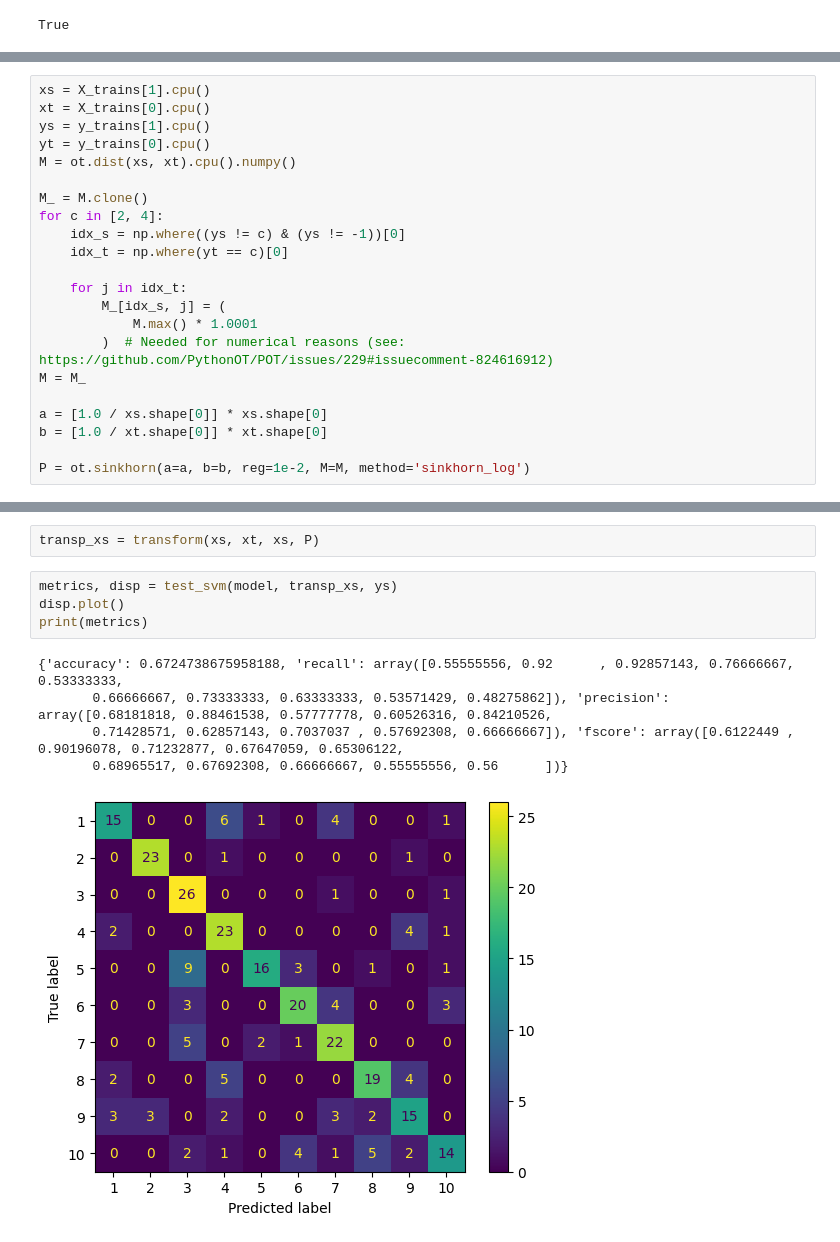
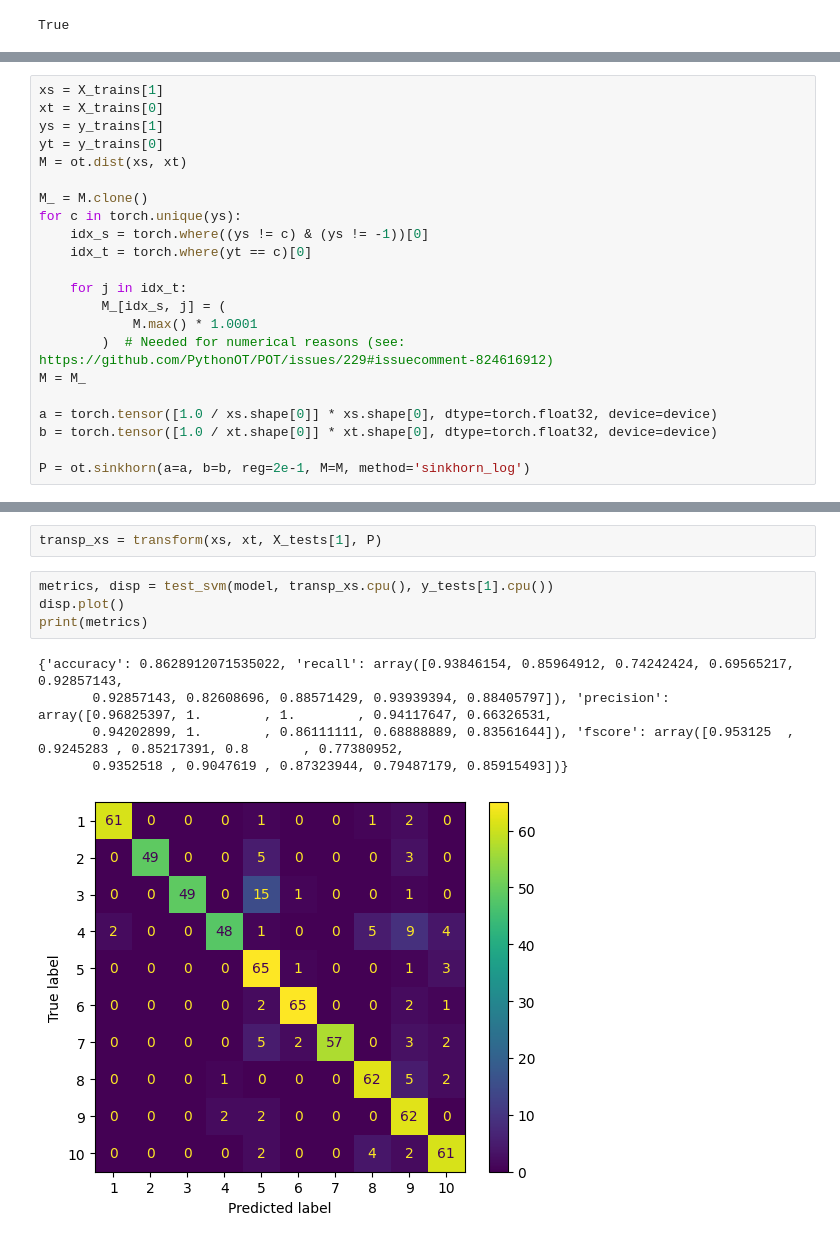
Before and after one commit to balazsmorv/fmri_classifier, a Jupyter notebook: Office-Caltech/office-caltech-simple.ipynb, the cells around one changed output, grey strips where cells are left out. Drawn from its saved outputs; the diff is of its cells as text.

```diff
--- a/Office-Caltech/office-caltech-simple.ipynb
+++ b/Office-Caltech/office-caltech-simple.ipynb
@@ -223,16 +222,16 @@ def transform(xs, xt, xnew, coupling, batch_size=10):
 
     return transp_Xs
 # %%
-xs = X_trains[1].cpu()
-xt = X_trains[0].cpu()
-ys = y_trains[1].cpu()
-yt = y_trains[0].cpu()
-M = ot.dist(xs, xt).cpu().numpy()
+xs = X_trains[1]
+xt = X_trains[0]
+ys = y_trains[1]
+yt = y_trains[0]
+M = ot.dist(xs, xt)
 
 M_ = M.clone()
-for c in [2, 4]:
-    idx_s = np.where((ys != c) & (ys != -1))[0]
-    idx_t = np.where(yt == c)[0]
+for c in torch.unique(ys):
+    idx_s = torch.where((ys != c) & (ys != -1))[0]
+    idx_t = torch.where(yt == c)[0]
 
     for j in idx_t:
         M_[idx_s, j] = (
@@ -240,8 +239,8 @@ for c in [2, 4]:
         )  # Needed for numerical reasons (see: https://github.com/PythonOT/POT/issues/229#issuecomment-824616912)
 M = M_
 
-a = [1.0 / xs.shape[0]] * xs.shape[0]
-b = [1.0 / xt.shape[0]] * xt.shape[0]
+a = torch.tensor([1.0 / xs.shape[0]] * xs.shape[0], dtype=torch.float32, device=device)
+b = torch.tensor([1.0 / xt.shape[0]] * xt.shape[0], dtype=torch.float32, device=device)
 
-P = ot.sinkhorn(a=a, b=b, reg=1e-2, M=M, method='sinkhorn_log')
+P = ot.sinkhorn(a=a, b=b, reg=2e-1, M=M, method='sinkhorn_log')
 # %%
@@ -252,12 +251,12 @@ plt.imshow(P)
 # %%
-transp_xs = transform(xs, xt, xs, P)
+transp_xs = transform(xs, xt, X_tests[1], P)
 # %%
-metrics, disp = test_svm(model, transp_xs, ys)
+metrics, disp = test_svm(model, transp_xs.cpu(), y_tests[1].cpu())
 disp.plot()
 print(metrics)
 # %% [output]
-{'accuracy': 0.6724738675958188, 'recall': array([0.55555556, 0.92      , 0.92857143, 0.76666667, 0.53333333,
-       0.66666667, 0.73333333, 0.63333333, 0.53571429, 0.48275862]), 'precision': array([0.68181818, 0.88461538, 0.57777778, 0.60526316, 0.84210526,
-       0.71428571, 0.62857143, 0.7037037 , 0.57692308, 0.66666667]), 'fscore': array([0.6122449 , 0.90196078, 0.71232877, 0.67647059, 0.65306122,
-       0.68965517, 0.67692308, 0.66666667, 0.55555556, 0.56      ])}
+{'accuracy': 0.8628912071535022, 'recall': array([0.93846154, 0.85964912, 0.74242424, 0.69565217, 0.92857143,
+       0.92857143, 0.82608696, 0.88571429, 0.93939394, 0.88405797]), 'precision': array([0.96825397, 1.        , 1.        , 0.94117647, 0.66326531,
+       0.94202899, 1.        , 0.86111111, 0.68888889, 0.83561644]), 'fscore': array([0.953125  , 0.9245283 , 0.85217391, 0.8       , 0.77380952,
+       0.9352518 , 0.9047619 , 0.87323944, 0.79487179, 0.85915493])}
-[figure, old version]
+[figure, new version]
```
Also changed, not shown: parts of 3 cells of this notebook.
